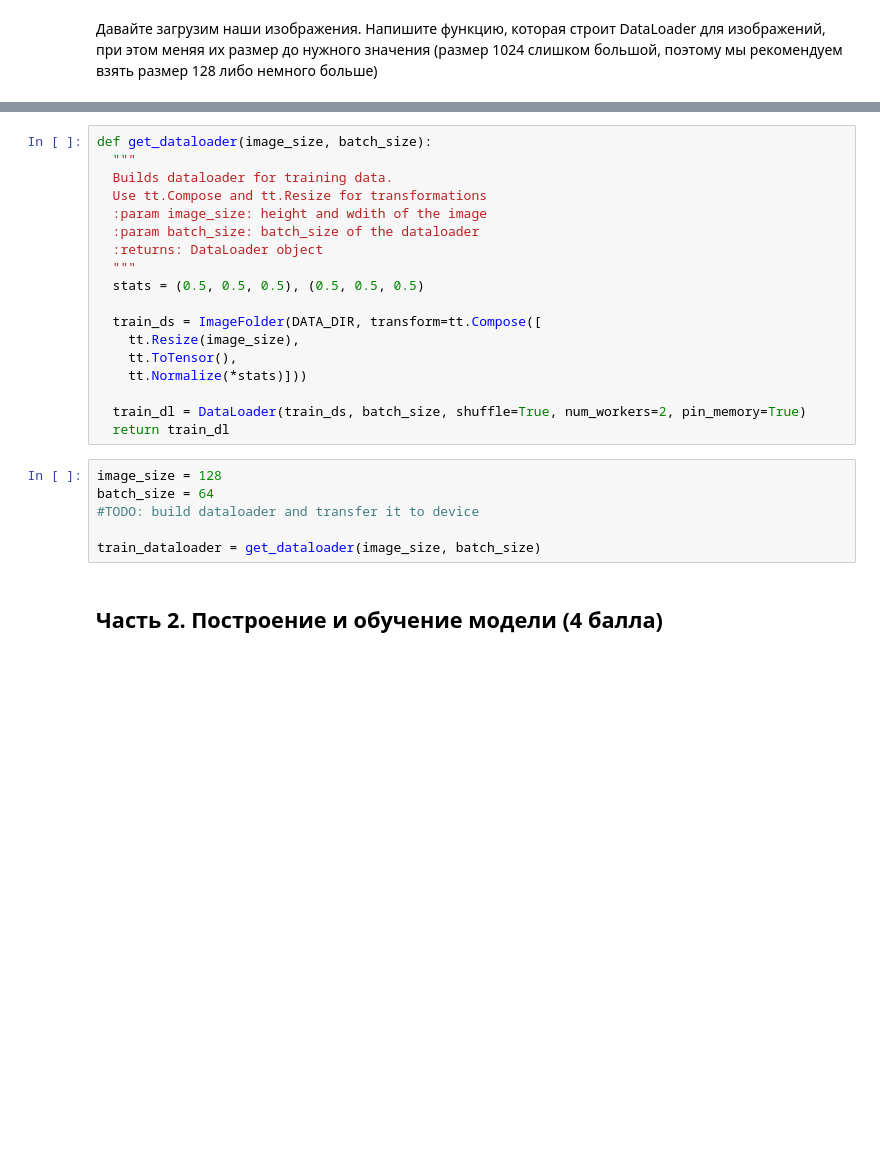
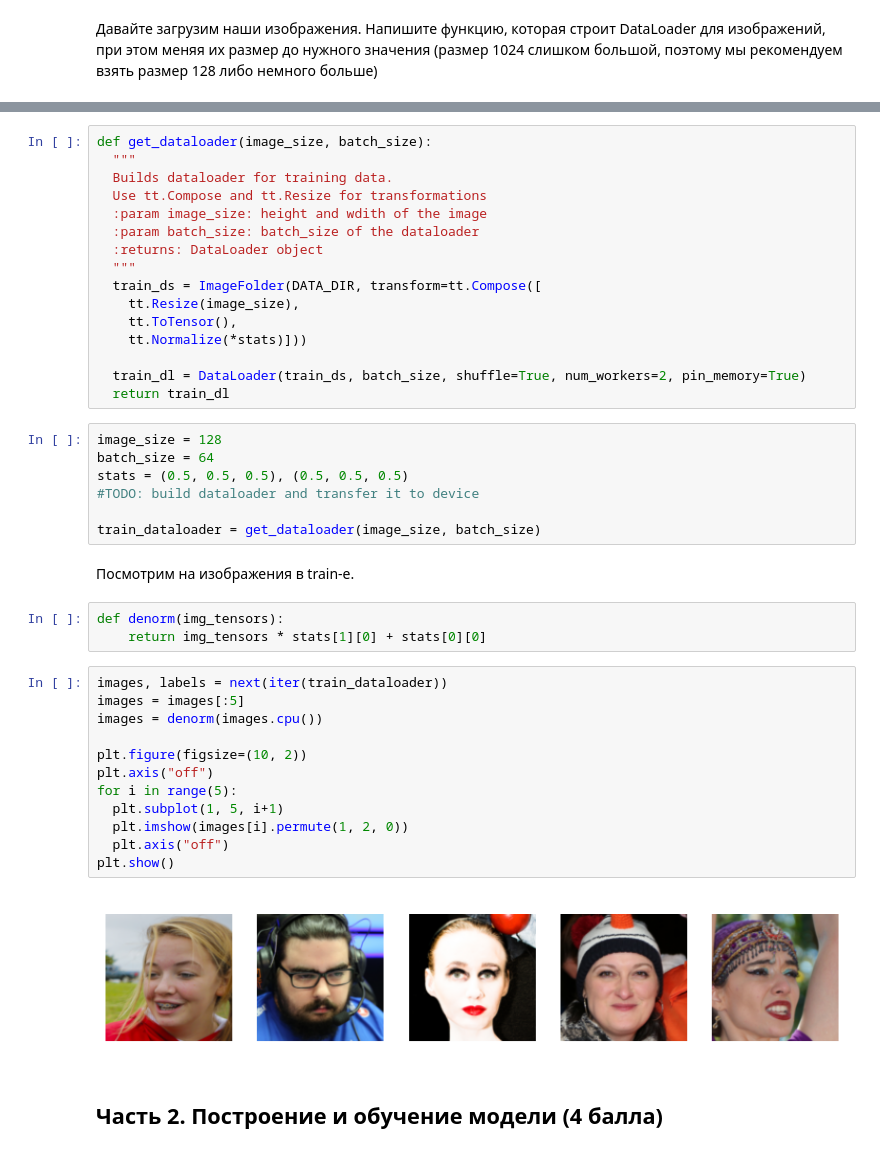
Before and after one commit to winpeperk/dls, a Jupyter notebook: week_11_GANs/Homework/homework_8_gans_part_1.ipynb, the cells around one changed output, grey strips where cells are left out. Drawn from its saved outputs; the diff is of its cells as text; blank space fills up the shorter version.

```diff
--- a/week_11_GANs/Homework/homework_8_gans_part_1.ipynb
+++ b/week_11_GANs/Homework/homework_8_gans_part_1.ipynb
@@ -55,8 +52,6 @@ def get_dataloader(image_size, batch_size):
   :param batch_size: batch_size of the dataloader
   :returns: DataLoader object
   """
-  stats = (0.5, 0.5, 0.5), (0.5, 0.5, 0.5)
-
   train_ds = ImageFolder(DATA_DIR, transform=tt.Compose([
     tt.Resize(image_size),
     tt.ToTensor(),
@@ -67,9 +62,29 @@ def get_dataloader(image_size, batch_size):
 # %%
 image_size = 128
 batch_size = 64
+stats = (0.5, 0.5, 0.5), (0.5, 0.5, 0.5)
 #TODO: build dataloader and transfer it to device
 
 train_dataloader = get_dataloader(image_size, batch_size)
+# %% [markdown]
+Посмотрим на изображения в train-е.
+# %%
+def denorm(img_tensors):
+    return img_tensors * stats[1][0] + stats[0][0]
+# %%
+images, labels = next(iter(train_dataloader))
+images = images[:5]
+images = denorm(images.cpu())
+
+plt.figure(figsize=(10, 2))
+plt.axis("off")
+for i in range(5):
+  plt.subplot(1, 5, i+1)
+  plt.imshow(images[i].permute(1, 2, 0))
+  plt.axis("off")
+plt.show()
+# %% [output]
+[figure, added]
 # %% [markdown]
 ## Часть 2. Построение и обучение модели (4 балла)
 # %% [markdown]
```
Also changed, not shown: parts of 5 cells of this notebook.
